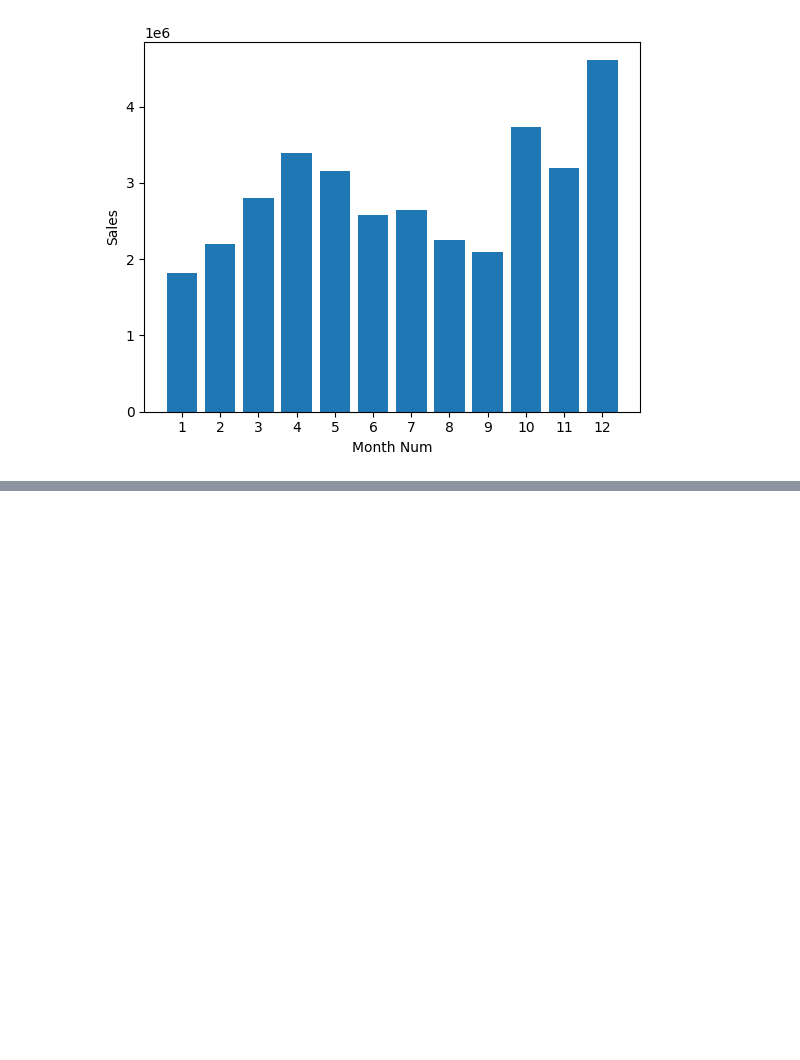
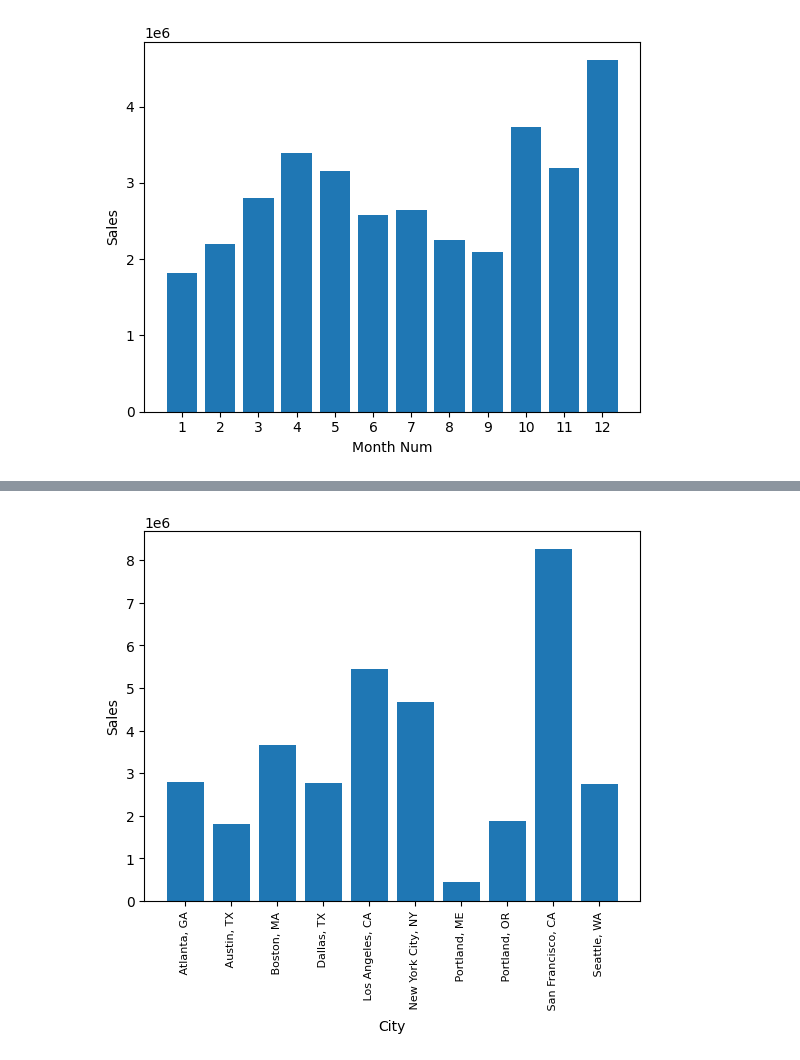
Before and after one commit to jamespairepo/sales_analysis, a Jupyter notebook: analysis.ipynb, the cells around one changed output, grey strips where cells are left out. Saved outputs shown, nothing was run; the diff lists cells and outputs as text; code cells hidden in the pictures; blank space fills up the shorter version.

```diff
--- a/analysis.ipynb
+++ b/analysis.ipynb
@@ -185,0 +245,12 @@ plt.show()
+# %%
+# cities = all_data['City'].unique()
+
+sales_city = all_data.groupby('City')['Total'].sum().reset_index()
+
+plt.bar(sales_city['City'], sales_city['Total'])
+plt.xticks(rotation=90, size=8)
+plt.ylabel('Sales')
+plt.xlabel('City')
+plt.show()
+# %% [output]
+[figure, added]
```
Also changed, not shown: parts of 10 cells of this notebook.
